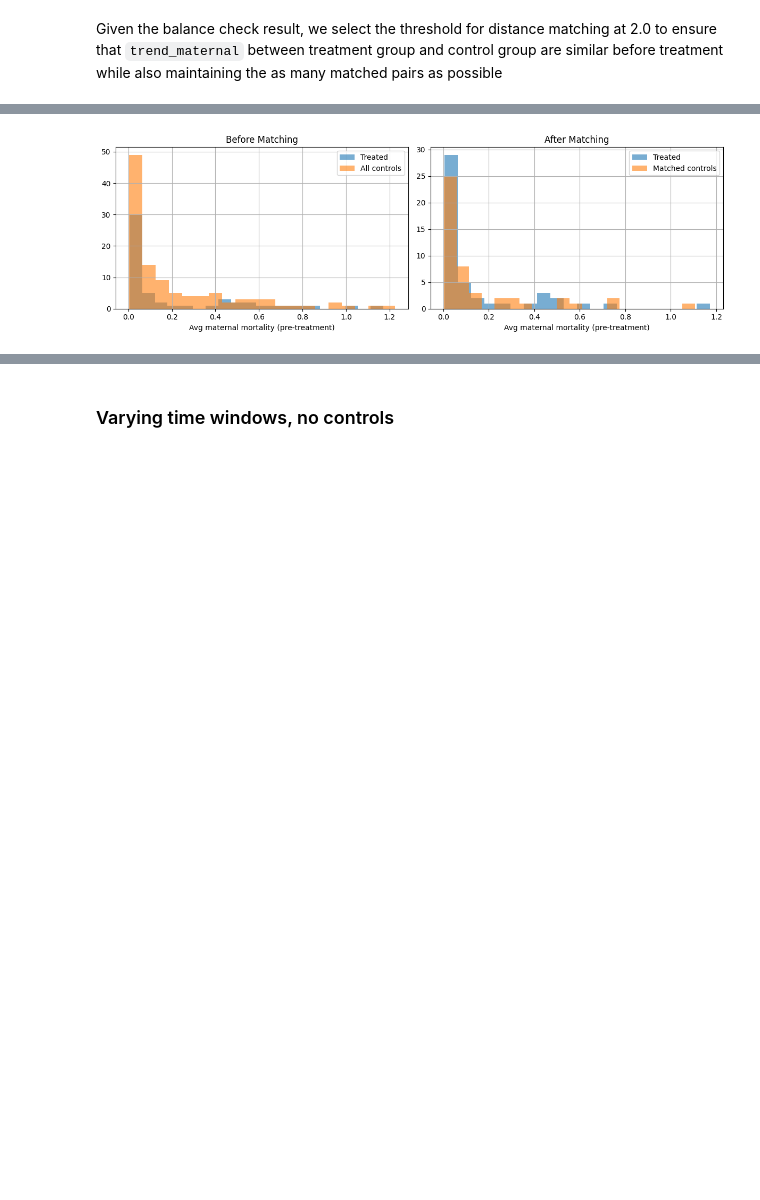
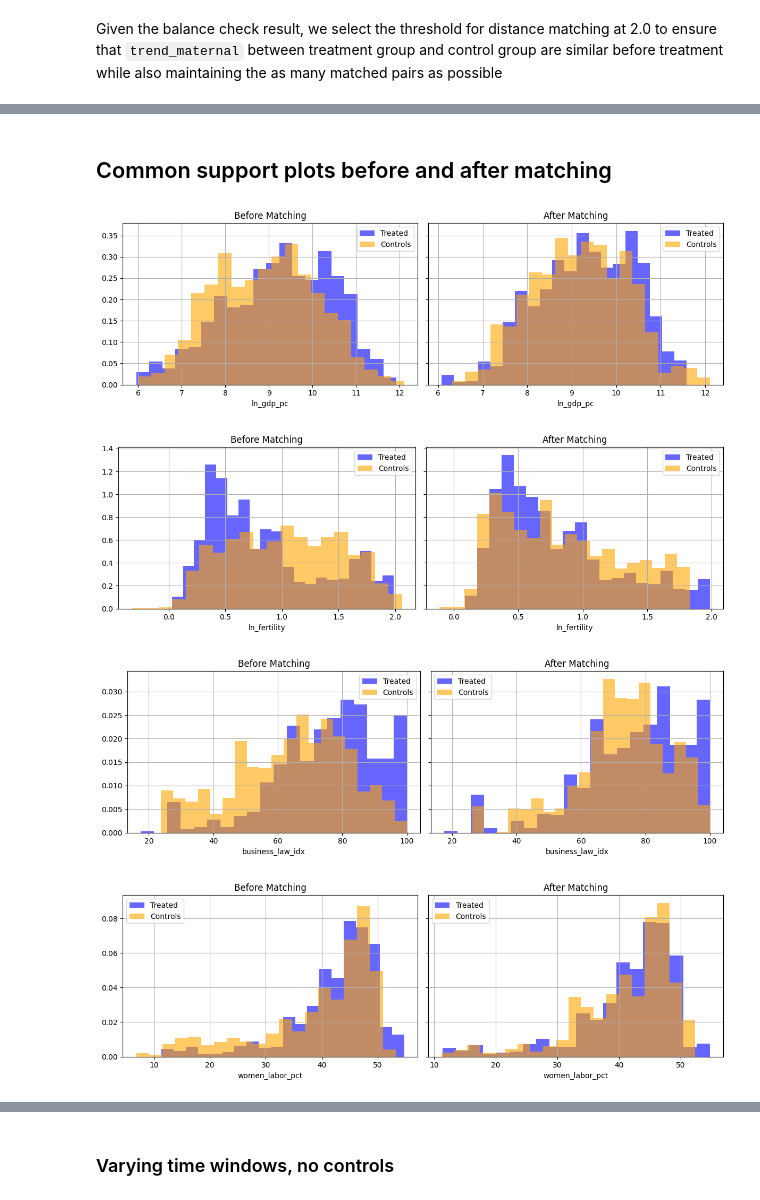
Before and after one commit to MiaHenstridge/event-study-women-in-parliament-effect-on-maternal-mortality, a Jupyter notebook: src/analysis.ipynb, the cells around one changed output, grey strips where cells are left out. Cells and saved outputs as stored; diff of their text form; code cells hidden in the pictures; blank space fills up the shorter version.

```diff
--- a/src/analysis.ipynb
+++ b/src/analysis.ipynb
@@ -250,6 +250,11 @@ df.head()
 | 2 | Afghanistan | AFG | 1999 | NaN | 1.346 | NaN | 7.641 | ... |
 | 3 | Afghanistan | AFG | 2000 | NaN | 1.372 | 813.550256 | 7.566 | ... |
 | 4 | Afghanistan | AFG | 2001 | NaN | 1.311 | 747.688045 | 7.453 | ... |
+# %%
+# convert to log scale for gdp per capita and fertility rate
+df['ln_gdp_pc'] = np.log(df['gdp_pc'])
+df['ln_fertility'] = np.log(df['fertility'])
+df.drop(['gdp_pc', 'fertility'], axis=1, inplace=True)
 # %%
 # ── Summary statistics ─────────────────────────────────────────────────────────
 print(f"Countries: {df['country_code'].nunique()}")
@@ -501,6 +290,0 @@ Inputs contain missing values. Dropping rows with missing observations.
-# %%
-CONTROL_VARS = ["d_ln_gdp_pc", "d_ln_fertility", "d_business_law_idx", "d_women_labor_pct"]
-
-for var in CONTROL_VARS:
-    print(f"\n\nFD model with 10 lags and control var: {var}")
-    first_diff_model(df_diff, lags=10, control_vars=[var])
@@ -840,26 +598,40 @@ avg_ln_fertility                  0.8370        0.8505  0.027                Tru
 avg_business_law_idx             72.0736       72.5374  0.028                True
 avg_women_labor_pct              40.7857       41.1799  0.041                True
 trend_maternal                   -0.0038       -0.0031  0.039                True
-# %%
-# common support plot
-fig, axes = plt.subplots(1, 2, figsize=(12, 4))
-pre_features_raw[pre_features_raw["treated"] == 1]["avg_maternal_mortality_pct"].hist(
-    alpha=0.6, label="Treated", bins=20, ax=axes[0])
-pre_features_raw[pre_features_raw["treated"] == 0]["avg_maternal_mortality_pct"].hist(
-    alpha=0.6, label="All controls", bins=20, ax=axes[0])
-axes[0].set_title("Before Matching")
-axes[0].set_xlabel("Avg maternal mortality (pre-treatment)")
-axes[0].legend()
-
-treated_bal["avg_maternal_mortality_pct"].hist(
-    alpha=0.6, label="Treated", bins=20, ax=axes[1])
-control_bal["avg_maternal_mortality_pct"].hist(
-    alpha=0.6, label="Matched controls", bins=20, ax=axes[1])
-axes[1].set_title("After Matching")
-axes[1].set_xlabel("Avg maternal mortality (pre-treatment)")
-axes[1].legend()
-
-plt.tight_layout()
-plt.show()
-# %% [output]
-[figure, removed]
+# %% [markdown]
+## Common support plots before and after matching
+# %%
+def plot_common_support(df_before, feature_col):
+    fig, axes = plt.subplots(1, 2, figsize=(12, 4), sharey=True)
+
+    df_before[df_before["treated"] == 1][feature_col].hist(
+        alpha=0.6, label="Treated", bins=20, ax=axes[0], color='blue', density=True)
+    df_before[df_before["treated"] == 0][feature_col].hist(
+        alpha=0.6, label="Controls", bins=20, ax=axes[0], color='orange', density=True)
+
+    axes[0].set_title("Before Matching")
+    axes[0].set_xlabel(f"{feature_col}")
+    axes[0].legend()
+
+    df_after = df_before[df_before["country_code"].isin(all_matched_codes)]
+
+    df_after[df_after["treated"] == 1][feature_col].hist(
+        alpha=0.6, label="Treated", bins=20, ax=axes[1], color='blue', density=True)
+    df_after[df_after["treated"] == 0][feature_col].hist(
+        alpha=0.6, label="Controls", bins=20, ax=axes[1], color='orange', density=True)
+
+    axes[1].set_title("After Matching")
+    axes[1].set_xlabel(f"{feature_col}")
+    axes[1].legend()
+
+    plt.tight_layout()
+    plt.show();
+# %%
+for var in FEATURES:
+    if var != "maternal_mortality_pct":  # skip outcome variable
+        plot_common_support(df_eligible, var)
+# %% [output]
+[figure, added]
+[figure, added]
+[figure, added]
+[figure, added]
```
Also changed, not shown: parts of 45 cells of this notebook.
